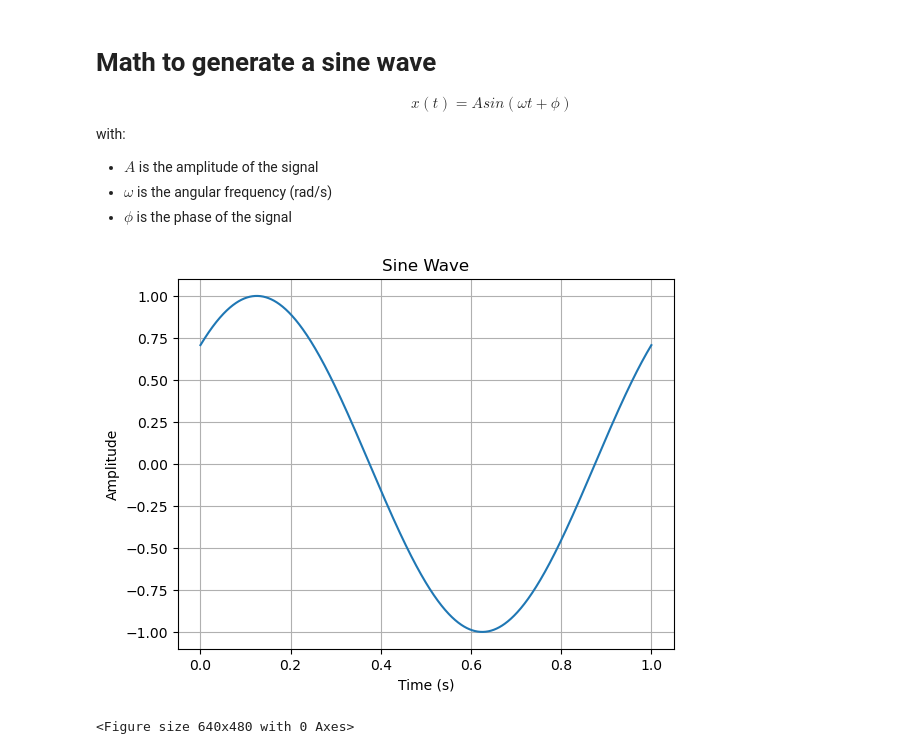
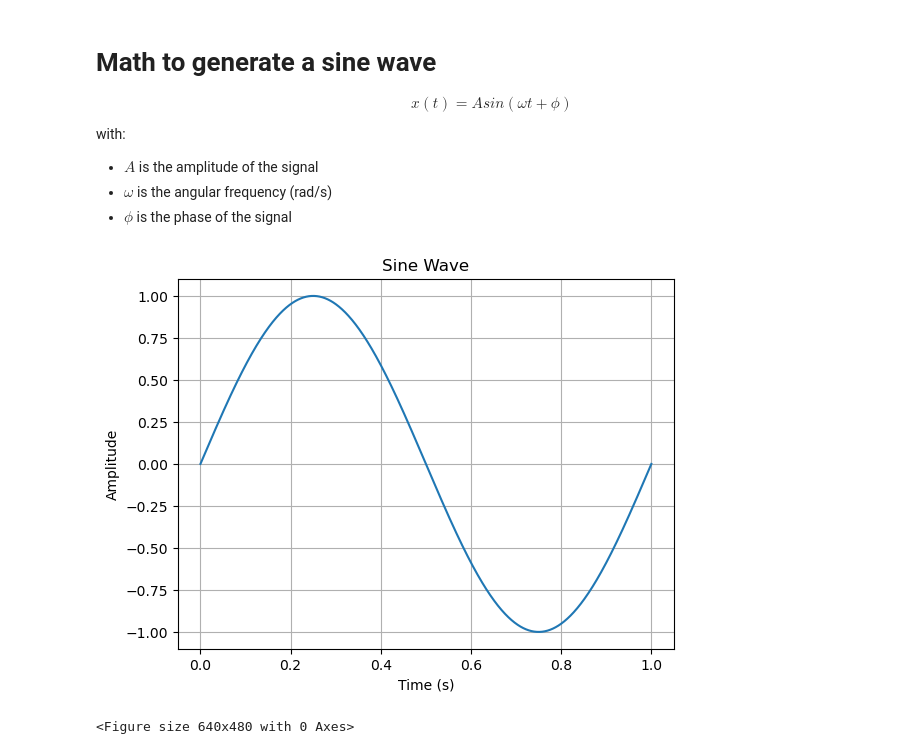
Before and after one commit to tuba1079/Series02-Python, a Jupyter notebook: Series02-python.ipynb, the cells around one changed output. Drawn from its saved outputs; the diff is of its cells as text; code cells hidden in the pictures.

```diff
--- a/Series02-python.ipynb
+++ b/Series02-python.ipynb
@@ -16,22 +16,22 @@ with:
 import numpy as np
 import matplotlib.pyplot as plt
 # %%
-# create a Create a numpy array called t that contains 1000 values from 0 to 1 (t is for time)
+# Create a numpy array called t that contains 1000 values from 0 to 1 (t is for time)
 t = np.linspace(0, 1, 1000)
 
 # Create a numpy array called s that contains the values of a sine function of t (s is for signal)
-s = np.sin(2 * np.pi * 1 * t + np.pi/4)  # 5 Hz sine wave with a phase shift of π/4
+s = np.sin(2 * np.pi * 1 * t)  # 1 Hz sine wave with a phase shift zero
 
 # Plot the signal
 plt.plot(t, s)
 plt.xlabel('Time (s)')
 plt.ylabel('Amplitude')
 plt.title('Sine Wave')
 plt.grid(True)
 plt.show()
 
 # save a plot in png file
 plt.savefig('sine_wave.png')
 # %% [output]
-[figure, old version]
+[figure, new version]
 <Figure size 640x480 with 0 Axes>
```
Also changed, not shown: parts of 2 cells of this notebook.
